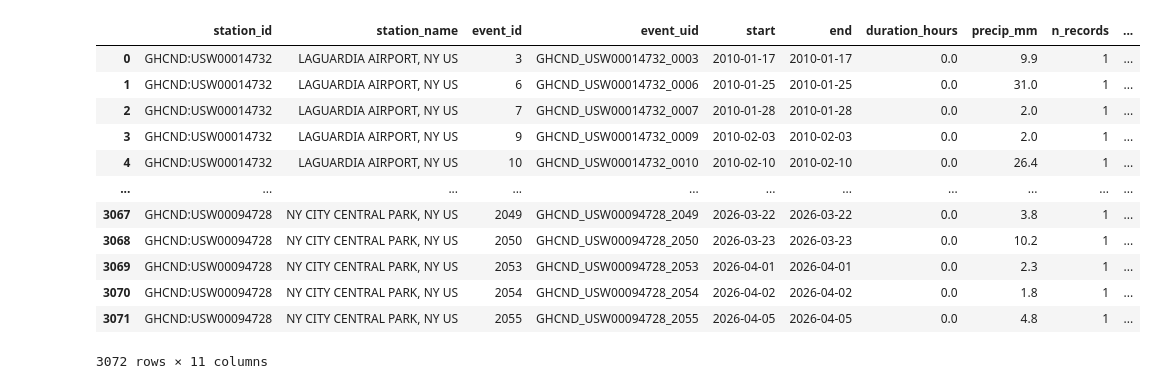
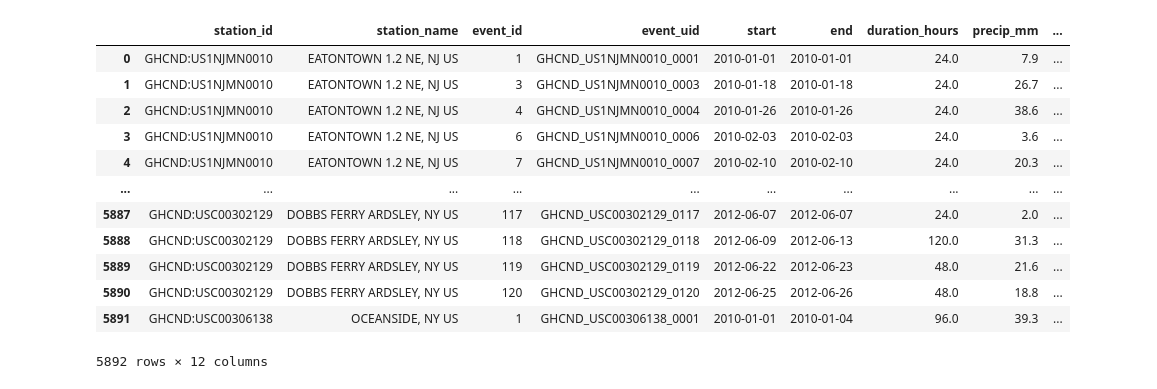
Before and after one commit to marioponce/urban-flood-stress, a Jupyter notebook: notebooks/precipitation.ipynb, the cells around one changed output. Drawn from its saved outputs; the diff is of its cells as text; code cells hidden in the pictures.

```diff
--- a/notebooks/precipitation.ipynb
+++ b/notebooks/precipitation.ipynb
@@ -12,5 +14,7 @@ Como el raw disponible es diario, la misma lógica queda lista para subdiario si
 # %%
+import hashlib
 import os
+import time
 from datetime import date, timedelta
 from pathlib import Path
 
@@ -18,6 +22,7 @@ import geopandas as gpd
 import matplotlib.pyplot as plt
 import numpy as np
 import pandas as pd
+import requests
 from shapely import make_valid, voronoi_polygons
 from shapely.ops import unary_union
 
@@ -28,7 +33,7 @@ os.environ.setdefault('MPLCONFIGDIR', str(MPLCONFIGDIR))
 plt.style.use('seaborn-v0_8-whitegrid')
 
 def find_project_root() -> Path:
-    """Locate the repository root from any notebook working directory."""
+    # Locate the repository root from any notebook working directory.
     current = Path.cwd().resolve()
     for candidate in (current, *current.parents):
         if (candidate / 'pyproject.toml').exists() and (candidate / 'data').exists():
@@ -37,22 +42,28 @@ def find_project_root() -> Path:
 
 
 ROOT = find_project_root()
-ML4C_ROOT = Path('/home/map10194/Documents/ml4c/ml4c-pro')
 
 INVENTORY_PATH = ROOT / 'data' / 'temporal' / 'noaa' / '4308211.csv'
-RAW_PRECIP_CANDIDATES = [
-    ML4C_ROOT / 'data/raw/weather/noaa_precip_raw.csv',
-    ROOT / 'data/temporal/noaa/noaa_precip_raw.csv',
-]
 SPATIAL_OUTPUT_DIR = ROOT / 'data' / 'spatial' / 'vector' / 'noaa'
 TEMPORAL_OUTPUT_DIR = ROOT / 'data' / 'temporal' / 'noaa'
+RAW_CACHE_DIR = TEMPORAL_OUTPUT_DIR / 'cache'
 EVENT_DIR = TEMPORAL_OUTPUT_DIR / 'precip_events'
 EVENT_SUMMARY_PATH = TEMPORAL_OUTPUT_DIR / 'precipitation_event_summary.csv'
-for folder in (SPATIAL_OUTPUT_DIR, TEMPORAL_OUTPUT_DIR, EVENT_DIR):
+
+for folder in (SPATIAL_OUTPUT_DIR, TEMPORAL_OUTPUT_DIR, RAW_CACHE_DIR, EVENT_DIR):
     folder.mkdir(parents=True, exist_ok=True)
+
+NOAA_BASE_URL = 'https://www.ncei.noaa.gov/cdo-web/api/v2/data'
+NOAA_TOKEN_ENV_NAMES = ('NOAA_CDO_TOKEN', 'NOAA_API_TOKEN')
+NOAA_DATASET_ID = 'GHCND'
+NOAA_DATATYPE_ID = 'PRCP'
+NOAA_START_DATE = '2010-01-01'
+NOAA_END_DATE = date.today().isoformat()
+NOAA_LIMIT = 1000
+NOAA_MAX_RETRIES = 5
+NOAA_RETRY_BACKOFF_SECONDS = 2.0
 
 EVENT_GAP = pd.Timedelta(hours=6)
 MIN_EVENT_MM = 1.1
-TARGET_CRS = 4326
 # %%
 def load_nyc_boundary():
@@ -285,38 +479,42 @@ print(thiessen_out)
 /home/map10194/Documents/urban-flood-stress/data/spatial/vector/noaa/precipitation_thiessen.geojson
 # %%
-# Segmentación de eventos por estación y exportación de CSV por evento.
+# Segmentacion de eventos por estacion y exportacion de CSV por evento.
+stations_for_events = analysis_stations.copy()
+if stations_for_events.empty:
+    raise ValueError('No hay estaciones seleccionadas para segmentar eventos.')
+
 event_tables = []
-for row in city_stations.to_dict('records'):
+for row in stations_for_events.to_dict('records'):
     station_id = row['station_id']
     station_name = row['station_name']
     series = raw_precip.loc[raw_precip['station_id'] == station_id].copy()
     if series.empty:
         continue
     event_table = split_rain_events(series, station_id, station_name)
     if not event_table.empty:
         event_tables.append(event_table)
 
 event_summary = pd.concat(event_tables, ignore_index=True) if event_tables else pd.DataFrame(
     columns=[
         'station_id', 'station_name', 'event_id', 'event_uid', 'start', 'end',
-        'duration_hours', 'precip_mm', 'n_records', 'wet_records', 'csv_path',
+        'duration_hours', 'precip_mm', 'mean_intensity_mm_per_hr', 'n_records', 'wet_records', 'csv_path',
     ]
 )
 event_summary = event_summary.sort_values(['station_id', 'start', 'event_id'], kind='stable').reset_index(drop=True)
 event_summary.to_csv(EVENT_SUMMARY_PATH, index=False)
 event_summary
 # %% [output]
-|  | station_id | station_name | event_id | event_uid | start | end | duration_hours | precip_mm | n_records | ... |
-| 0 | GHCND:USW00014732 | LAGUARDIA AIRPORT, NY US | 3 | GHCND_USW00014732_0003 | 2010-01-17 | 2010-01-17 | 0.0 | 9.9 | 1 | ... |
-| 1 | GHCND:USW00014732 | LAGUARDIA AIRPORT, NY US | 6 | GHCND_USW00014732_0006 | 2010-01-25 | 2010-01-25 | 0.0 | 31.0 | 1 | ... |
-| 2 | GHCND:USW00014732 | LAGUARDIA AIRPORT, NY US | 7 | GHCND_USW00014732_0007 | 2010-01-28 | 2010-01-28 | 0.0 | 2.0 | 1 | ... |
-| 3 | GHCND:USW00014732 | LAGUARDIA AIRPORT, NY US | 9 | GHCND_USW00014732_0009 | 2010-02-03 | 2010-02-03 | 0.0 | 2.0 | 1 | ... |
-| 4 | GHCND:USW00014732 | LAGUARDIA AIRPORT, NY US | 10 | GHCND_USW00014732_0010 | 2010-02-10 | 2010-02-10 | 0.0 | 26.4 | 1 | ... |
-| ... | ... | ... | ... | ... | ... | ... | ... | ... | ... | ... |
-| 3067 | GHCND:USW00094728 | NY CITY CENTRAL PARK, NY US | 2049 | GHCND_USW00094728_2049 | 2026-03-22 | 2026-03-22 | 0.0 | 3.8 | 1 | ... |
-| 3068 | GHCND:USW00094728 | NY CITY CENTRAL PARK, NY US | 2050 | GHCND_USW00094728_2050 | 2026-03-23 | 2026-03-23 | 0.0 | 10.2 | 1 | ... |
-| 3069 | GHCND:USW00094728 | NY CITY CENTRAL PARK, NY US | 2053 | GHCND_USW00094728_2053 | 2026-04-01 | 2026-04-01 | 0.0 | 2.3 | 1 | ... |
-| 3070 | GHCND:USW00094728 | NY CITY CENTRAL PARK, NY US | 2054 | GHCND_USW00094728_2054 | 2026-04-02 | 2026-04-02 | 0.0 | 1.8 | 1 | ... |
-| 3071 | GHCND:USW00094728 | NY CITY CENTRAL PARK, NY US | 2055 | GHCND_USW00094728_2055 | 2026-04-05 | 2026-04-05 | 0.0 | 4.8 | 1 | ... |
+|  | station_id | station_name | event_id | event_uid | start | end | duration_hours | precip_mm | ... |
+| 0 | GHCND:US1NJMN0010 | EATONTOWN 1.2 NE, NJ US | 1 | GHCND_US1NJMN0010_0001 | 2010-01-01 | 2010-01-01 | 24.0 | 7.9 | ... |
+| 1 | GHCND:US1NJMN0010 | EATONTOWN 1.2 NE, NJ US | 3 | GHCND_US1NJMN0010_0003 | 2010-01-18 | 2010-01-18 | 24.0 | 26.7 | ... |
+| 2 | GHCND:US1NJMN0010 | EATONTOWN 1.2 NE, NJ US | 4 | GHCND_US1NJMN0010_0004 | 2010-01-26 | 2010-01-26 | 24.0 | 38.6 | ... |
+| 3 | GHCND:US1NJMN0010 | EATONTOWN 1.2 NE, NJ US | 6 | GHCND_US1NJMN0010_0006 | 2010-02-03 | 2010-02-03 | 24.0 | 3.6 | ... |
+| 4 | GHCND:US1NJMN0010 | EATONTOWN 1.2 NE, NJ US | 7 | GHCND_US1NJMN0010_0007 | 2010-02-10 | 2010-02-10 | 24.0 | 20.3 | ... |
+| ... | ... | ... | ... | ... | ... | ... | ... | ... | ... |
+| 5887 | GHCND:USC00302129 | DOBBS FERRY ARDSLEY, NY US | 117 | GHCND_USC00302129_0117 | 2012-06-07 | 2012-06-07 | 24.0 | 2.0 | ... |
+| 5888 | GHCND:USC00302129 | DOBBS FERRY ARDSLEY, NY US | 118 | GHCND_USC00302129_0118 | 2012-06-09 | 2012-06-13 | 120.0 | 31.3 | ... |
+| 5889 | GHCND:USC00302129 | DOBBS FERRY ARDSLEY, NY US | 119 | GHCND_USC00302129_0119 | 2012-06-22 | 2012-06-23 | 48.0 | 21.6 | ... |
+| 5890 | GHCND:USC00302129 | DOBBS FERRY ARDSLEY, NY US | 120 | GHCND_USC00302129_0120 | 2012-06-25 | 2012-06-26 | 48.0 | 18.8 | ... |
+| 5891 | GHCND:USC00306138 | OCEANSIDE, NY US | 1 | GHCND_USC00306138_0001 | 2010-01-01 | 2010-01-04 | 96.0 | 39.3 | ... |
-3072 rows × 11 columns
+5892 rows × 12 columns
 # %%
```
Also changed, not shown: parts of 11 cells of this notebook, 3 other files.
